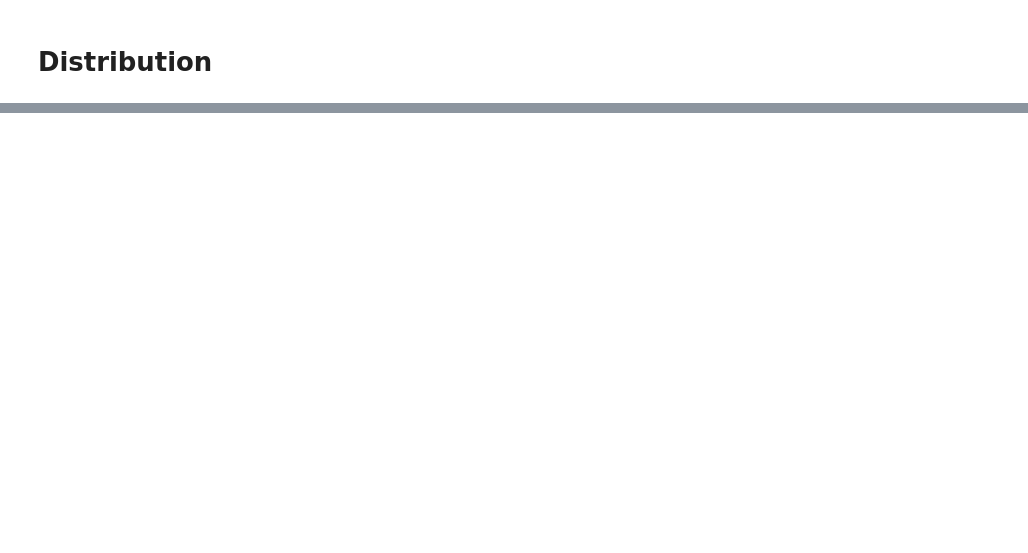
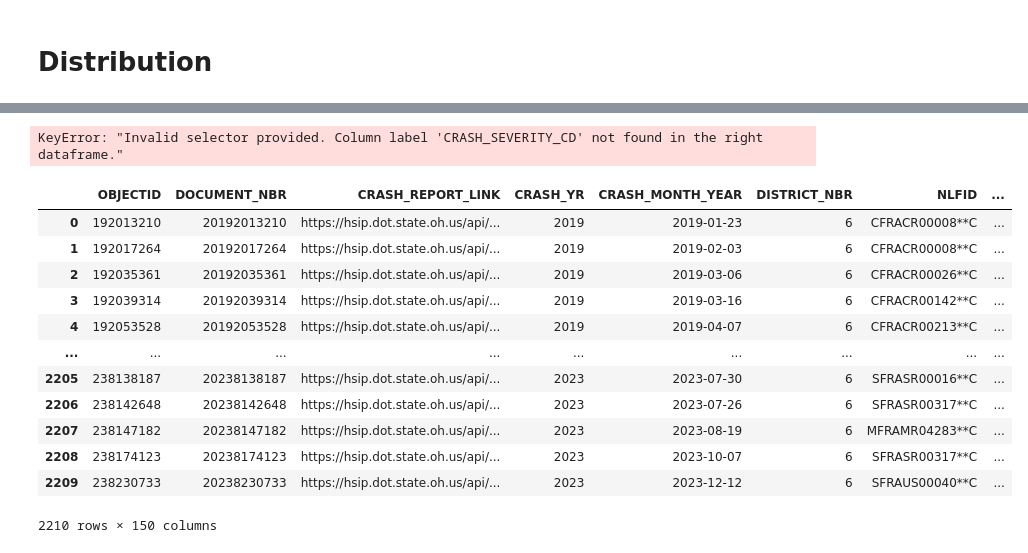
Before and after one commit to tariqshihadah/linref, a Jupyter notebook: testing.ipynb, the cells around one changed output, grey strips where cells are left out. Cells and saved outputs as stored; diff of their text form; code cells hidden in the pictures; blank space fills up the shorter version.

Commit message:
implement draft distribute agg

```diff
--- a/testing.ipynb
+++ b/testing.ipynb
@@ -38,7 +38,3 @@ crashes = roads.lr.impute_keys(crashes, func='first', fillna={'chain': -1})
 roads_ec = lr011.EventsCollection(roads, keys=['NLFID'], beg='CTL_BEGIN_', end='CTL_END_NB', geom='geometry', closed='left_mod')
 # %% [output]
 Skipping field INTERSECTION_LEG_ID: unsupported OGR type: 5
-# %%
-dissolved = roads.lr.dissolve()
-roads.lr.cut_from(dissolved, inplace=True)
-crashes.lr.interpolate_from(dissolved, inplace=True)
@@ -60,0 +76,21 @@ relation.cache_memory_usage('KB')
+# %%
+res = relation['CRASH_SEVERITY_CD'].distribute(method='intersect', decay_size=3, decay_func='gauss', length_normalize=False)
+res
+# %% [output]
+KeyError: "Invalid selector provided. Column label 'CRASH_SEVERITY_CD' not found in the right dataframe."
+# %%
+crashes
+# %% [output]
+|  | OBJECTID | DOCUMENT_NBR | CRASH_REPORT_LINK | CRASH_YR | CRASH_MONTH_YEAR | DISTRICT_NBR | NLFID | ... |
+| 0 | 192013210 | 20192013210 | https://hsip.dot.state.oh.us/api/... | 2019 | 2019-01-23 | 6 | CFRACR00008**C | ... |
+| 1 | 192017264 | 20192017264 | https://hsip.dot.state.oh.us/api/... | 2019 | 2019-02-03 | 6 | CFRACR00008**C | ... |
+| 2 | 192035361 | 20192035361 | https://hsip.dot.state.oh.us/api/... | 2019 | 2019-03-06 | 6 | CFRACR00026**C | ... |
+| 3 | 192039314 | 20192039314 | https://hsip.dot.state.oh.us/api/... | 2019 | 2019-03-16 | 6 | CFRACR00142**C | ... |
+| 4 | 192053528 | 20192053528 | https://hsip.dot.state.oh.us/api/... | 2019 | 2019-04-07 | 6 | CFRACR00213**C | ... |
+| ... | ... | ... | ... | ... | ... | ... | ... | ... |
+| 2205 | 238138187 | 20238138187 | https://hsip.dot.state.oh.us/api/... | 2023 | 2023-07-30 | 6 | SFRASR00016**C | ... |
+| 2206 | 238142648 | 20238142648 | https://hsip.dot.state.oh.us/api/... | 2023 | 2023-07-26 | 6 | SFRASR00317**C | ... |
+| 2207 | 238147182 | 20238147182 | https://hsip.dot.state.oh.us/api/... | 2023 | 2023-08-19 | 6 | MFRAMR04283**C | ... |
+| 2208 | 238174123 | 20238174123 | https://hsip.dot.state.oh.us/api/... | 2023 | 2023-10-07 | 6 | SFRASR00317**C | ... |
+| 2209 | 238230733 | 20238230733 | https://hsip.dot.state.oh.us/api/... | 2023 | 2023-12-12 | 6 | SFRAUS00040**C | ... |
+2210 rows × 150 columns
```
Also changed, not shown: parts of 5 cells of this notebook, 2 other files.
